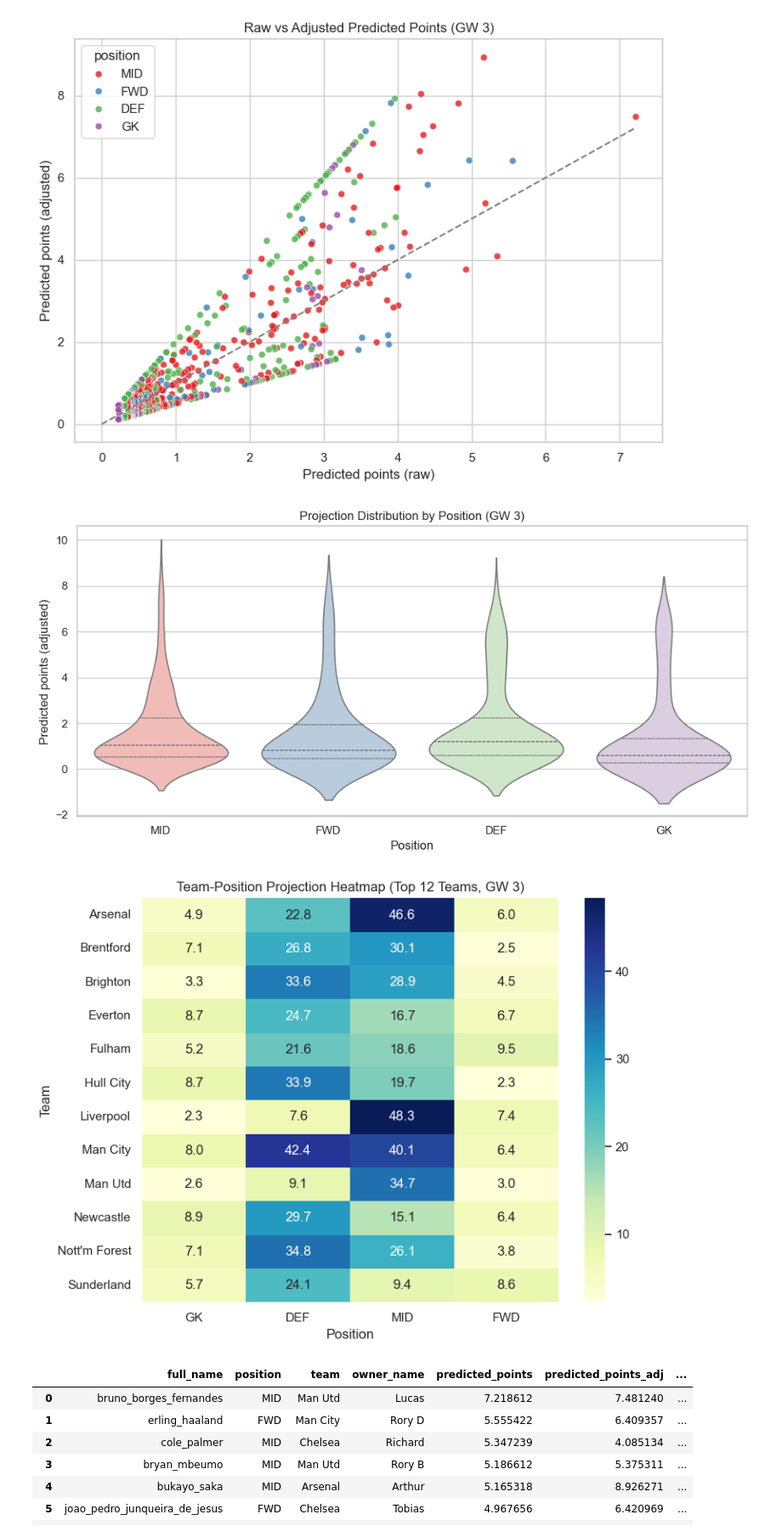
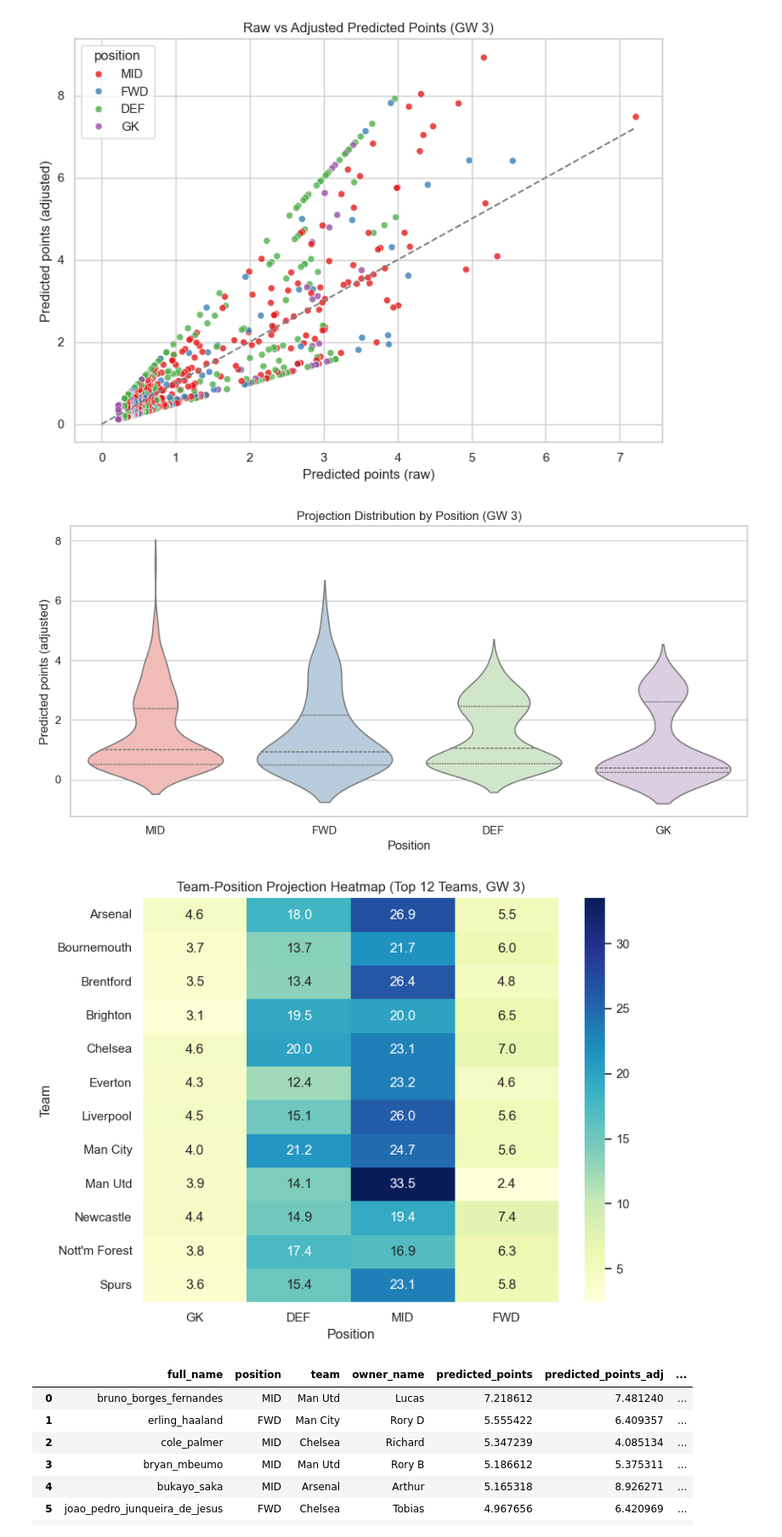
Before and after one commit to doug-ellis/draft_fpl_2627, a Jupyter notebook: transfer/outputs/picking_notebooks/gw3.ipynb, the cells around one changed output. Shown at 85% size. Cells and saved outputs as stored; diff of their text form; code cells hidden in the pictures.

```diff
--- a/transfer/outputs/picking_notebooks/gw3.ipynb
+++ b/transfer/outputs/picking_notebooks/gw3.ipynb
@@ -579,7 +579,7 @@ fig, ax = plt.subplots(figsize=(10, 5))
 sns.violinplot(
     data=df_sorted,
     x='position',
-    y='predicted_points_adj',
+    y='predicted_points',
     inner='quartile',
     hue='position',
     legend=False,
@@ -594,30 +594,30 @@ plt.tight_layout()
 if EXPORT_FIGURES:
     fig.savefig(FIG_DIR / f'distribution_by_position_gw{latest_gw}.png', dpi=200)
 # %% [output]
-[figure, old version]
+[figure, new version]
 # %%
 team_pos = (
     df_sorted
-    .groupby(['team', 'position'], as_index=False)['predicted_points_adj']
+    .groupby(['team', 'position'], as_index=False)['predicted_points']
     .sum()
 )
 
-team_total = team_pos.groupby('team', as_index=False)['predicted_points_adj'].sum()
-top_teams = team_total.sort_values('predicted_points_adj', ascending=False).head(12)['team']
-heat_df = team_pos[team_pos['team'].isin(top_teams)].pivot(index='team', columns='position', values='predicted_points_adj').fillna(0)
+team_total = team_pos.groupby('team', as_index=False)['predicted_points'].sum()
+top_teams = team_total.sort_values('predicted_points', ascending=False).head(12)['team']
+heat_df = team_pos[team_pos['team'].isin(top_teams)].pivot(index='team', columns='position', values='predicted_points').fillna(0)
 heat_df = heat_df[['GK', 'DEF', 'MID', 'FWD']]
 
 fig, ax = plt.subplots(figsize=(8, 6))
 sns.heatmap(heat_df, annot=True, fmt='.1f', cmap='YlGnBu', ax=ax)
 ax.set_title(f'Team-Position Projection Heatmap (Top 12 Teams, GW {latest_gw})')
 ax.set_xlabel('Position')
 ax.set_ylabel('Team')
 plt.tight_layout()
 
 if EXPORT_FIGURES:
     fig.savefig(FIG_DIR / f'team_position_heatmap_gw{latest_gw}.png', dpi=200)
 # %% [output]
-[figure, old version]
+[figure, new version]
 # %%
 share_cols = ['full_name', 'position', 'team', 'owner_name', 'predicted_points', 'predicted_points_adj',
               'predicted_points_adj_3gw', 'predicted_points_adj_6gw', 'fixture_diff_index']
```
Also changed, not shown: parts of 4 cells of this notebook.
